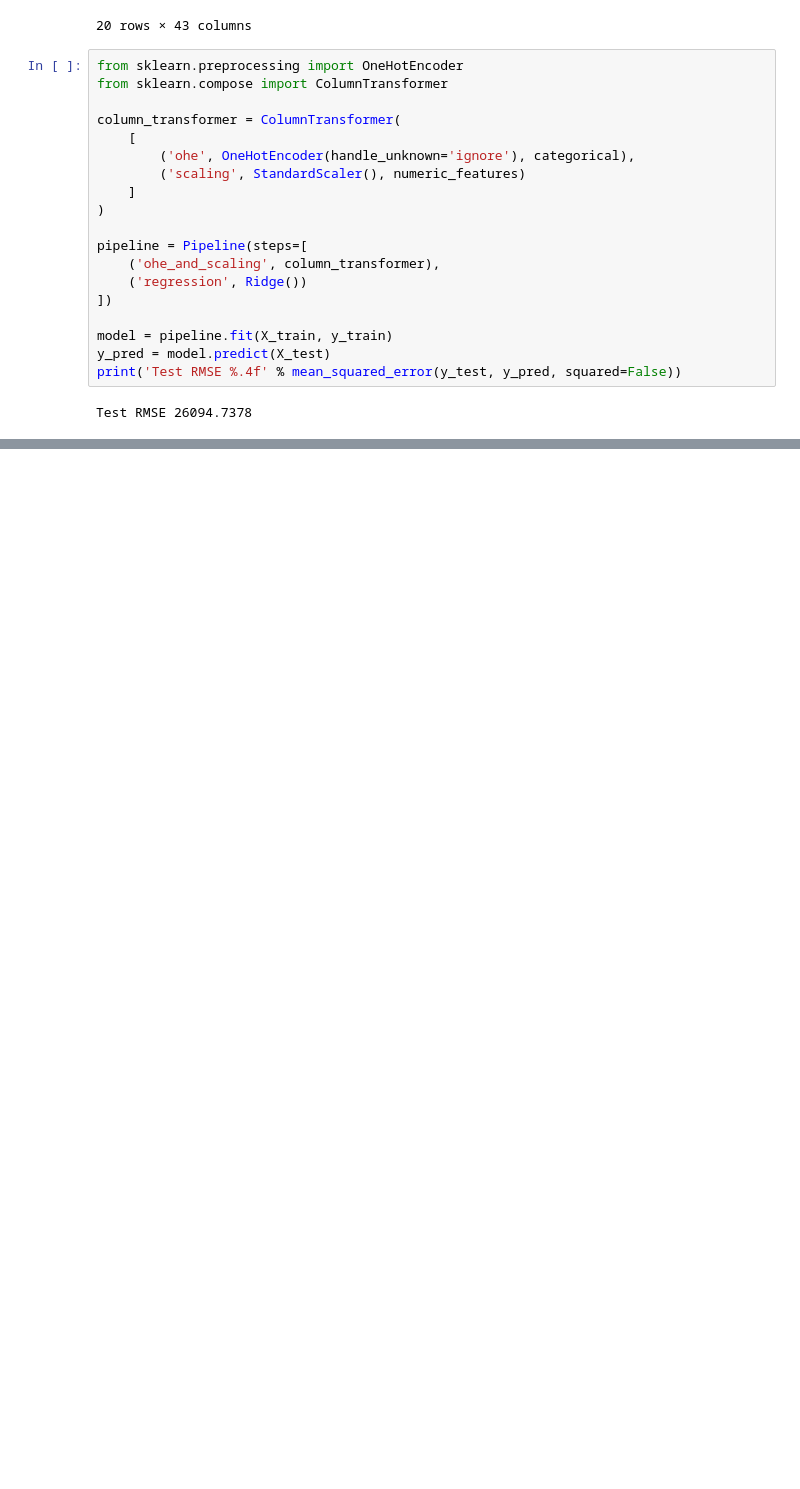
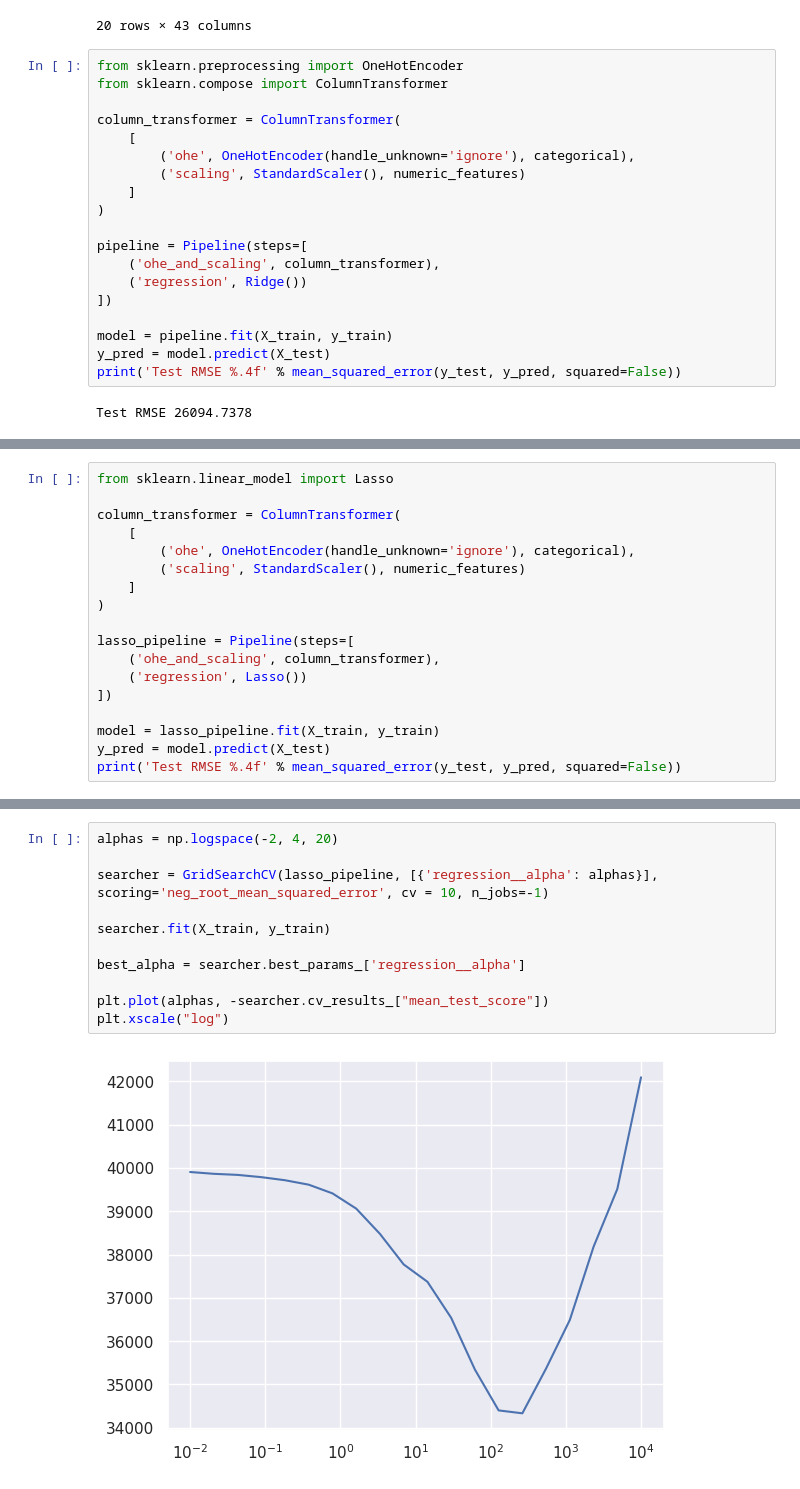
Before and after one commit to trizyx/ml_sem, a Jupyter notebook: hse_ml_linear_model(sm2).ipynb, the cells around one changed output, grey strips where cells are left out. Cells and saved outputs as stored; diff of their text form; blank space fills up the shorter version.

```diff
--- a/hse_ml_linear_model(sm2).ipynb
+++ b/hse_ml_linear_model(sm2).ipynb
@@ -268,0 +275,18 @@ Test RMSE 26094.7378
+# %%
+from sklearn.linear_model import Lasso
+
+column_transformer = ColumnTransformer(
+    [
+        ('ohe', OneHotEncoder(handle_unknown='ignore'), categorical),
+        ('scaling', StandardScaler(), numeric_features)
+    ]
+)
+
+lasso_pipeline = Pipeline(steps=[
+    ('ohe_and_scaling', column_transformer),
+    ('regression', Lasso())
+])
+
+model = lasso_pipeline.fit(X_train, y_train)
+y_pred = model.predict(X_test)
+print('Test RMSE %.4f' % mean_squared_error(y_test, y_pred, squared=False))
@@ -268,0 +303,13 @@ Test RMSE 26094.7378
+# %%
+alphas = np.logspace(-2, 4, 20)
+
+searcher = GridSearchCV(lasso_pipeline, [{'regression__alpha': alphas}], scoring='neg_root_mean_squared_error', cv = 10, n_jobs=-1)
+
+searcher.fit(X_train, y_train)
+
+best_alpha = searcher.best_params_['regression__alpha']
+
+plt.plot(alphas, -searcher.cv_results_["mean_test_score"])
+plt.xscale("log")
+# %% [output]
+[figure, added]
```
Also changed, not shown: parts of 8 cells of this notebook.
